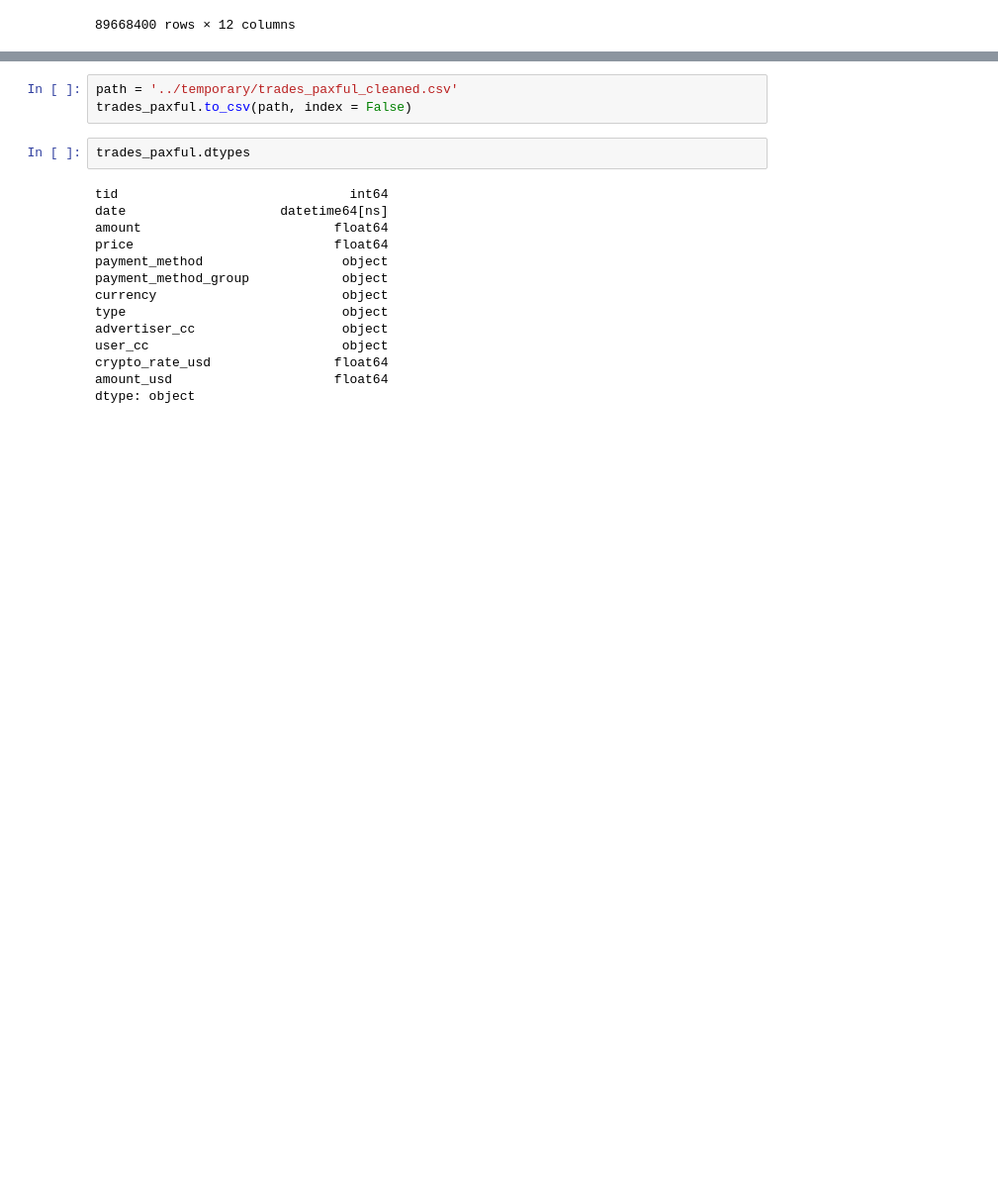
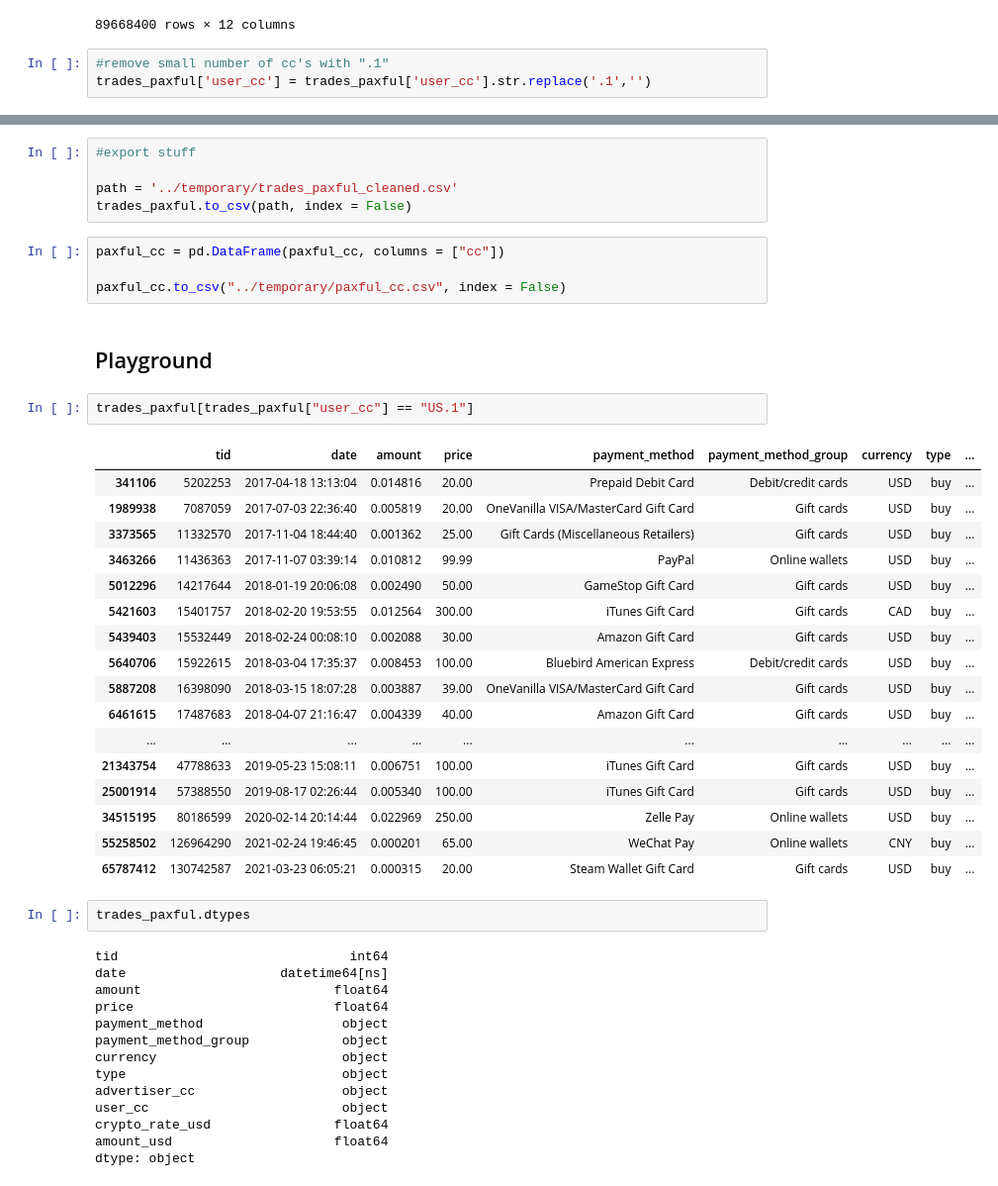
Before and after one commit to austinkennedy/crypto, a Jupyter notebook: code/clean_data.ipynb, the cells around one changed output, grey strips where cells are left out. Shown at 99% size. Cells and saved outputs as stored; diff of their text form; blank space fills up the shorter version.

Commit message:
Additional data cleaning

```diff
--- a/code/clean_data.ipynb
+++ b/code/clean_data.ipynb
@@ -182,3 +195,6 @@ trades_paxful
 | 88316544 | 197162038 | 2022-10-28 20:14:42 | 0.000728 | 10000.00 | Bank Transfer | Bank transfers | NGN | sell | ... |
 | 88125074 | 196699238 | 2022-10-31 14:34:10 | 0.012489 | 1500.00 | Bank Transfer | Bank transfers | BRL | buy | ... |
 89668400 rows × 12 columns
+# %%
+#remove small number of cc's with ".1"
+trades_paxful['user_cc'] = trades_paxful['user_cc'].str.replace('.1','')
@@ -185,6 +223,34 @@ trades_paxful
 # %%
+#export stuff
+
 path = '../temporary/trades_paxful_cleaned.csv'
 trades_paxful.to_csv(path, index = False)
+# %%
+paxful_cc = pd.DataFrame(paxful_cc, columns = ["cc"])
+
+paxful_cc.to_csv("../temporary/paxful_cc.csv", index = False)
+# %% [markdown]
+## Playground
+# %%
+trades_paxful[trades_paxful["user_cc"] == "US.1"]
+# %% [output]
+|  | tid | date | amount | price | payment_method | payment_method_group | currency | type | ... |
+| 341106 | 5202253 | 2017-04-18 13:13:04 | 0.014816 | 20.00 | Prepaid Debit Card | Debit/credit cards | USD | buy | ... |
+| 1989938 | 7087059 | 2017-07-03 22:36:40 | 0.005819 | 20.00 | OneVanilla VISA/MasterCard Gift Card | Gift cards | USD | buy | ... |
+| 3373565 | 11332570 | 2017-11-04 18:44:40 | 0.001362 | 25.00 | Gift Cards (Miscellaneous Retailers) | Gift cards | USD | buy | ... |
+| 3463266 | 11436363 | 2017-11-07 03:39:14 | 0.010812 | 99.99 | PayPal | Online wallets | USD | buy | ... |
+| 5012296 | 14217644 | 2018-01-19 20:06:08 | 0.002490 | 50.00 | GameStop Gift Card | Gift cards | USD | buy | ... |
+| 5421603 | 15401757 | 2018-02-20 19:53:55 | 0.012564 | 300.00 | iTunes Gift Card | Gift cards | CAD | buy | ... |
+| 5439403 | 15532449 | 2018-02-24 00:08:10 | 0.002088 | 30.00 | Amazon Gift Card | Gift cards | USD | buy | ... |
+| 5640706 | 15922615 | 2018-03-04 17:35:37 | 0.008453 | 100.00 | Bluebird American Express | Debit/credit cards | USD | buy | ... |
+| 5887208 | 16398090 | 2018-03-15 18:07:28 | 0.003887 | 39.00 | OneVanilla VISA/MasterCard Gift Card | Gift cards | USD | buy | ... |
+| 6461615 | 17487683 | 2018-04-07 21:16:47 | 0.004339 | 40.00 | Amazon Gift Card | Gift cards | USD | buy | ... |
+| ... | ... | ... | ... | ... | ... | ... | ... | ... | ... |
+| 21343754 | 47788633 | 2019-05-23 15:08:11 | 0.006751 | 100.00 | iTunes Gift Card | Gift cards | USD | buy | ... |
+| 25001914 | 57388550 | 2019-08-17 02:26:44 | 0.005340 | 100.00 | iTunes Gift Card | Gift cards | USD | buy | ... |
+| 34515195 | 80186599 | 2020-02-14 20:14:44 | 0.022969 | 250.00 | Zelle Pay | Online wallets | USD | buy | ... |
+| 55258502 | 126964290 | 2021-02-24 19:46:45 | 0.000201 | 65.00 | WeChat Pay | Online wallets | CNY | buy | ... |
+| 65787412 | 130742587 | 2021-03-23 06:05:21 | 0.000315 | 20.00 | Steam Wallet Gift Card | Gift cards | USD | buy | ... |
 # %%
 trades_paxful.dtypes
 # %% [output]
```
Also changed, not shown: parts of 3 cells of this notebook, 3 other files.
